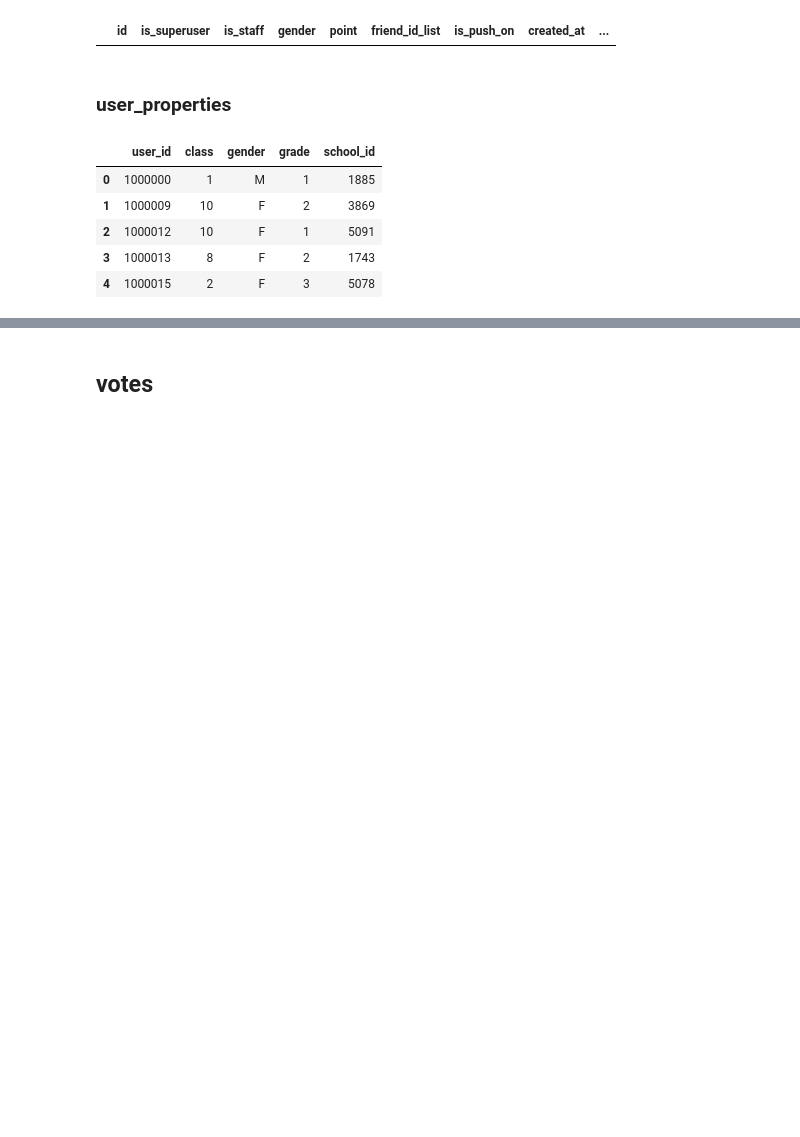
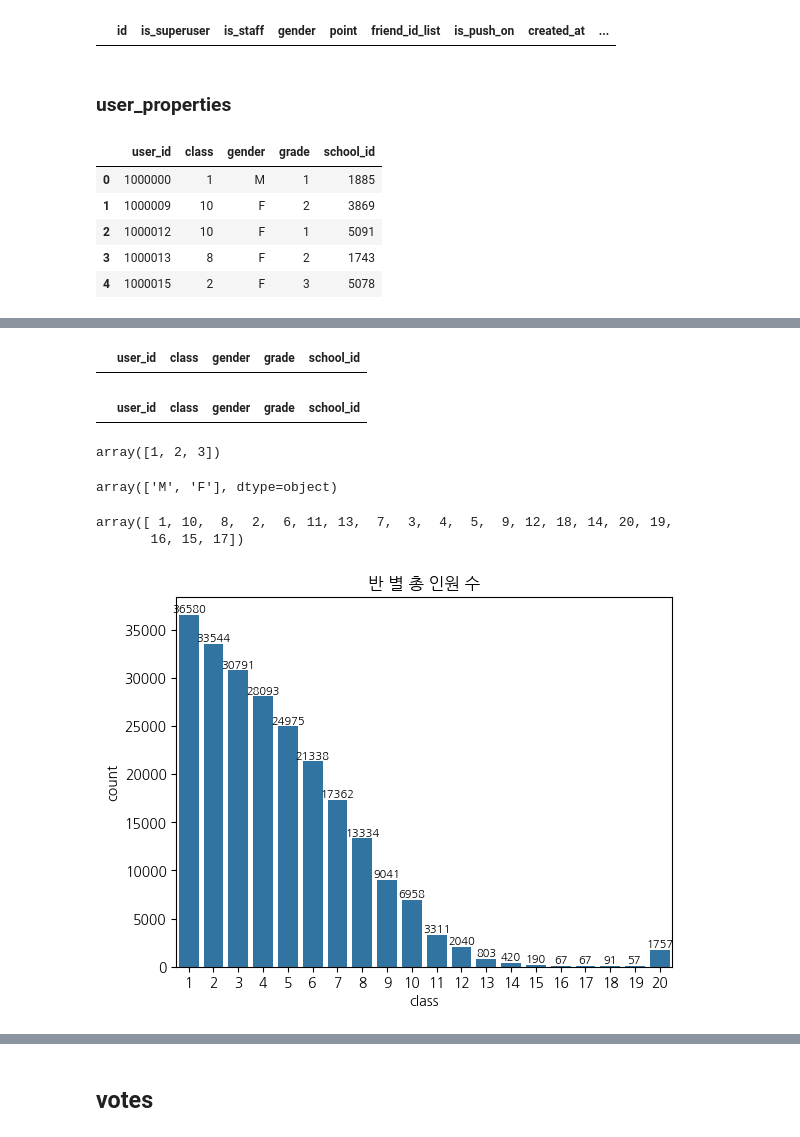
Before and after one commit to EtheriumArchive/Codeit_project, a Jupyter notebook: eda_eunsu_v3.ipynb, the cells around one changed output, grey strips where cells are left out. Drawn from its saved outputs; the diff is of its cells as text; code cells hidden in the pictures; blank space fills up the shorter version.

```diff
--- a/eda_eunsu_v3.ipynb
+++ b/eda_eunsu_v3.ipynb
@@ -369,0 +386,29 @@ user_properties.head(5)
+# %%
+# 전체 중복값 없음
+user_properties[user_properties.duplicated(keep=False)]
+# %% [output]
+|  | user_id | class | gender | grade | school_id |
+# %%
+user_properties[user_properties['user_id'].duplicated(keep=False)]
+# %% [output]
+|  | user_id | class | gender | grade | school_id |
+# %%
+user_properties['grade'].unique()
+# %% [output]
+array([1, 2, 3])
+# %%
+user_properties['gender'].unique()
+# %% [output]
+array(['M', 'F'], dtype=object)
+# %%
+user_properties['class'].unique()
+# %% [output]
+array([ 1, 10,  8,  2,  6, 11, 13,  7,  3,  4,  5,  9, 12, 18, 14, 20, 19,
+       16, 15, 17])
+# %%
+ax = sns.countplot(data=user_properties, x='class')
+ax.bar_label(ax.containers[0], fontsize=8)
+ax.set_title('반 별 총 인원 수')
+plt.show()
+# %% [output]
+[figure, added]
```
Also changed, not shown: parts of 10 cells of this notebook.
